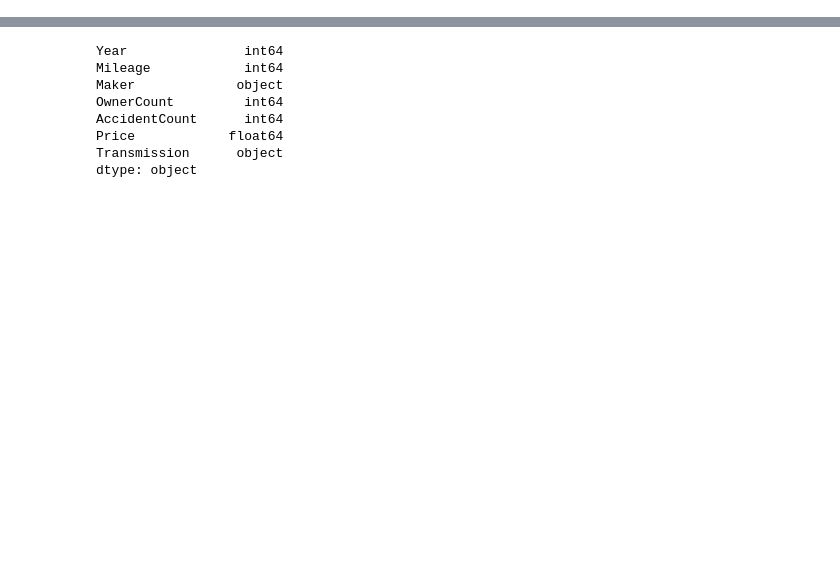
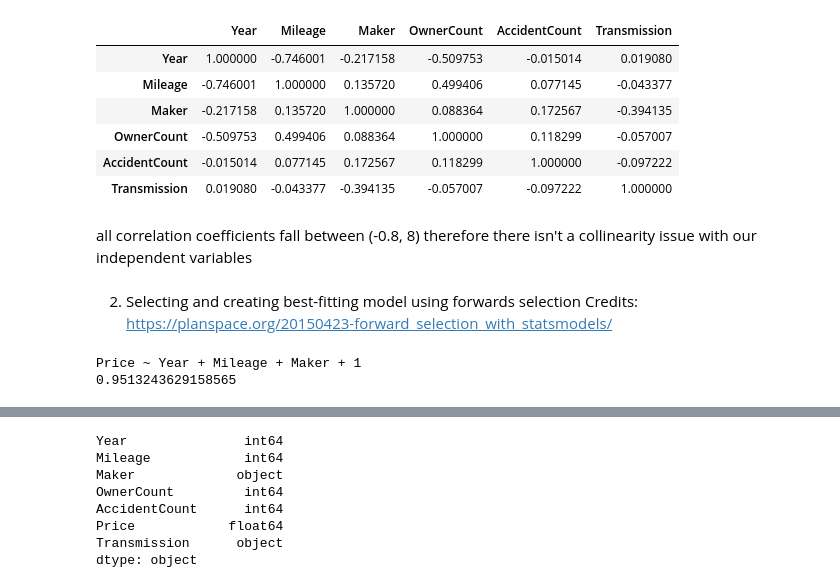
Before and after one commit to NathanHung369/CarGurus_Scrapping_Project, a Jupyter notebook: RegressionModeling/ModelCreation.ipynb, the cells around one changed output, grey strips where cells are left out. Saved outputs shown, nothing was run; the diff lists cells and outputs as text; code cells hidden in the pictures; blank space fills up the shorter version.

```diff
--- a/RegressionModeling/ModelCreation.ipynb
+++ b/RegressionModeling/ModelCreation.ipynb
@@ -68,0 +77,64 @@ sns.lmplot(x="Maker", y = "Price", data = df, order=1)
+# %%
+
+coordf = df.drop(columns=["Price"])
+coordf.corr()
+# %% [output]
+|  | Year | Mileage | Maker | OwnerCount | AccidentCount | Transmission |
+| Year | 1.000000 | -0.746001 | -0.217158 | -0.509753 | -0.015014 | 0.019080 |
+| Mileage | -0.746001 | 1.000000 | 0.135720 | 0.499406 | 0.077145 | -0.043377 |
+| Maker | -0.217158 | 0.135720 | 1.000000 | 0.088364 | 0.172567 | -0.394135 |
+| OwnerCount | -0.509753 | 0.499406 | 0.088364 | 1.000000 | 0.118299 | -0.057007 |
+| AccidentCount | -0.015014 | 0.077145 | 0.172567 | 0.118299 | 1.000000 | -0.097222 |
+| Transmission | 0.019080 | -0.043377 | -0.394135 | -0.057007 | -0.097222 | 1.000000 |
+# %% [markdown]
+all correlation coefficients fall between (-0.8, 8) therefore there isn't a collinearity issue with our independent variables
+# %% [markdown]
+2) Selecting and creating best-fitting model using forwards selection Credits: https://planspace.org/20150423-forward_selection_with_statsmodels/
+# %%
+import statsmodels.formula.api as smf
+
+
+def forward_selected(data, response):
+    """Linear model designed by forward selection.
+
+    Parameters:
+    -----------
+    data : pandas DataFrame with all possible predictors and response
+
+    response: string, name of response column in data
+
+    Returns:
+    --------
+    model: an "optimal" fitted statsmodels linear model
+           with an intercept
+           selected by forward selection
+           evaluated by adjusted R-squared
+    """
+    remaining = set(data.columns)
+    remaining.remove(response)
+    selected = []
+    current_score, best_new_score = 0.0, 0.0
+    while remaining and current_score == best_new_score:
+        scores_with_candidates = []
+        for candidate in remaining:
+            formula = "{} ~ {} + 1".format(response,
+                                           ' + '.join(selected + [candidate]))
+            score = smf.ols(formula, data).fit().rsquared_adj
+            scores_with_candidates.append((score, candidate))
+        scores_with_candidates.sort()
+        best_new_score, best_candidate = scores_with_candidates.pop()
+        if current_score < best_new_score:
+            remaining.remove(best_candidate)
+            selected.append(best_candidate)
+            current_score = best_new_score
+    formula = "{} ~ {} + 1".format(response,
+                                   ' + '.join(selected))
+    model = smf.ols(formula, data).fit()
+    return model
+
+model = forward_selected(df, 'Price')
+print(model.model.formula)
+print(model.rsquared_adj)
+# %% [output]
+Price ~ Year + Mileage + Maker + 1
+0.9513243629158565
```
Also changed, not shown: parts of 9 cells of this notebook.
